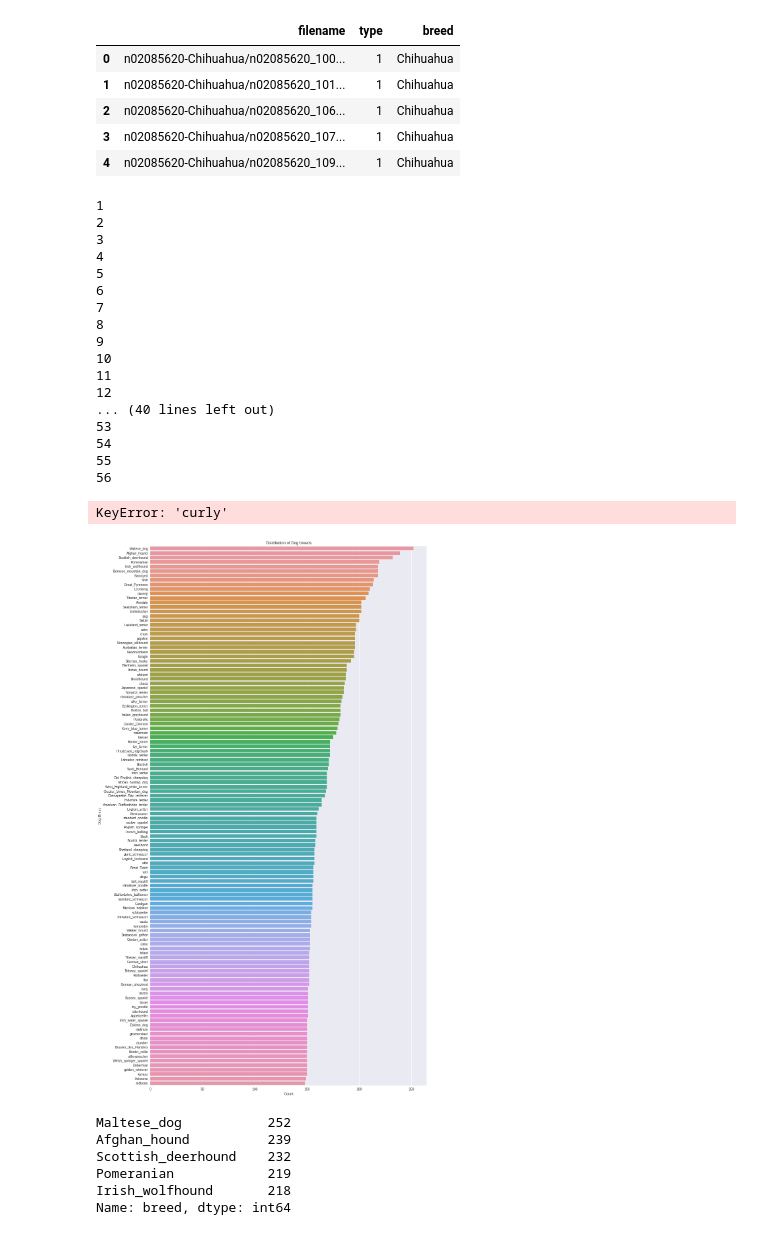
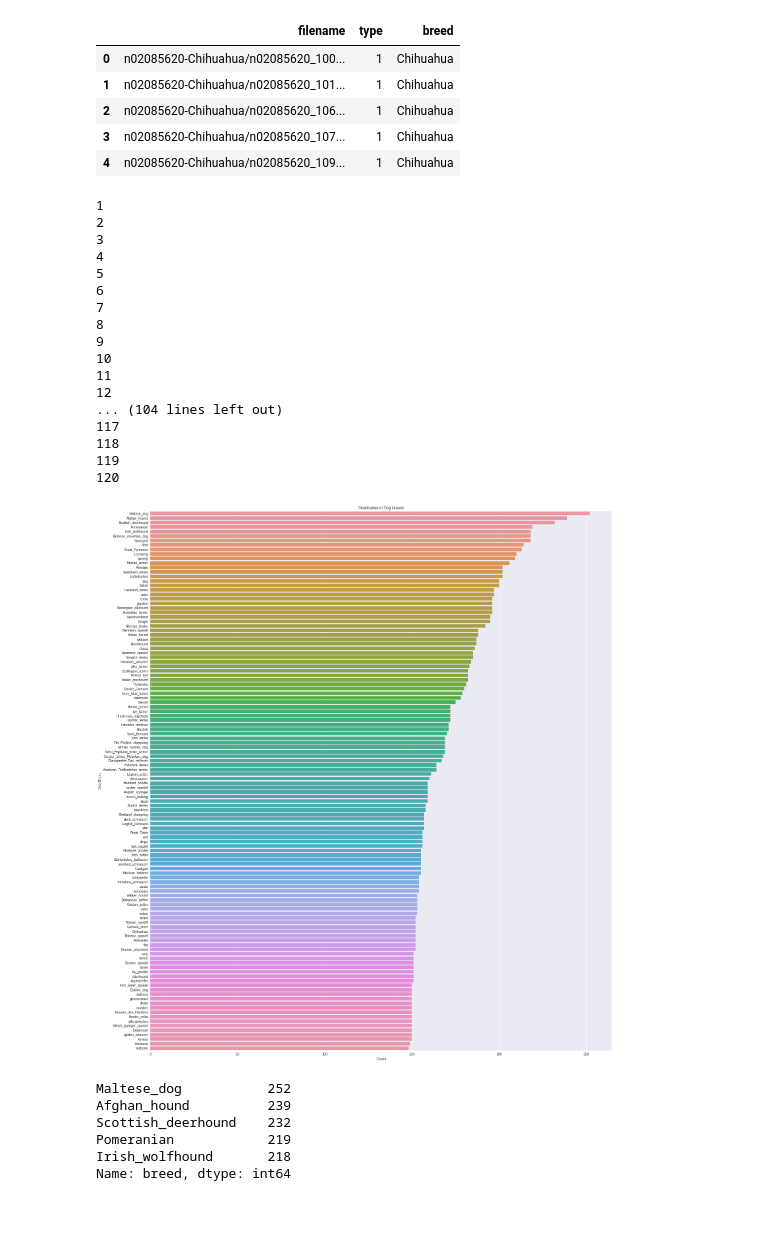
Before and after one commit to ayshaw/Dog-Breed-Project, a Jupyter notebook: EDA.ipynb, the cells around one changed output. Saved outputs shown, nothing was run; the diff lists cells and outputs as text; code cells hidden in the pictures.

```diff
--- a/EDA.ipynb
+++ b/EDA.ipynb
@@ -79,7 +79,12 @@ for i in range(1,121):
     breed=dict()
     breed['breed']=file_type['breed'].loc[file_type.type==i].values[0]
     breed['type_num']=i
-    if breed['breed'].lower().replace('_',' ')=='japanese spaniel':
+    if breed['breed'].lower().replace('_',' ') not in group_map.keys():
+        for b in group_map.keys():
+            if breed['breed'].lower().replace('_',' ') in b:
+                breed['breed_class']=group_map[b]
+                break
+    elif breed['breed'].lower().replace('_',' ')=='japanese spaniel':
         breed['breed_class']=group_map['cocker spaniel']
     elif breed['breed'].lower().replace('_',' ')=='maltese dog':
         breed['breed_class']=group_map['maltese']
@@ -103,23 +108,21 @@ for i in range(1,121):
         breed['breed_class']=group_map['redbone coonhound']
     elif breed['breed'].lower().replace('_',' ')=='staffordshire bullterrier':
         breed['breed_class']=group_map['staffordshire bull terrier']
-    elif breed['breed'].lower().replace('_',' ')=='wire':
-        breed['breed_class']=group_map['wire fox terrier']
-    elif breed['breed'].lower().replace('_',' ')=='airedale':
-        breed['breed_class']=group_map['airedale terrier']
-    elif breed['breed'].lower().replace('_',' ')=='cairn':
-        breed['breed_class']=group_map['cairn terrier']
-    elif breed['breed'].lower().replace('_',' ')=='dandie dinmont':
-        breed['breed_class']=group_map['dandie dinmont terrier']
     elif breed['breed'].lower().replace('_',' ')=='boston bull':
         breed['breed_class']=group_map['boston terrier']
     elif breed['breed'].lower().replace('_',' ')=='flat':
         breed['breed_class']=group_map['flat-coated retriever']
+    elif breed['breed'].lower().replace('_',' ')=='curly':
+        breed['breed_class']=group_map['curly-coated retriever']
+    elif breed['breed'].lower().replace('_',' ')=='german short':
+        breed['breed_class']=group_map['german shorthaired pointer']
     elif 'terrier' in breed['breed'].lower().replace('_',' '):
         breed['breed_class']=group_map['staffordshire bull terrier']
 
     elif breed['breed'].lower().replace('_',' ')=="soft":
         breed['breed_class']=group_map['soft coated wheaten terrier']
+    elif breed['breed'].lower().replace('_',' ')=="wire":
+        breed['breed_class']=group_map['wire fox terrier']
     elif breed['breed'].lower().replace('_',' ')=="lhasa":
         breed['breed_class']=group_map['lhasa apso']
     else:
@@ -145,25 +148,24 @@ for i in range(1,121):
 10
 11
 12
-... (40 lines left out)
-53
-54
-55
-56
+... (104 lines left out)
+117
+118
+119
+120
-KeyError: 'curly'
 # %%
 yy=file_type['breed'].value_counts()
 
 fig, ax = plt.subplots()
-fig.set_size_inches(15, 30)
+fig.set_size_inches(25, 30)
 sns.set()
 ax = sns.barplot(y = yy.index, x = yy, data = file_type,orient='h')
 #ax.set_xticklabels(ax.get_yticklabels(), rotation = 90, fontsize = 8)
 ax.set(ylabel='Dog Breed', xlabel='Count')
 ax.set_title('Distribution of Dog breeds')
 plt.savefig('distribution_breeds.png')
 # %% [output]
-[figure, old version]
+[figure, new version]
 # %%
 yy.head()
 # %% [output]
```
Also changed, not shown: parts of 4 cells of this notebook, 1 other file.
